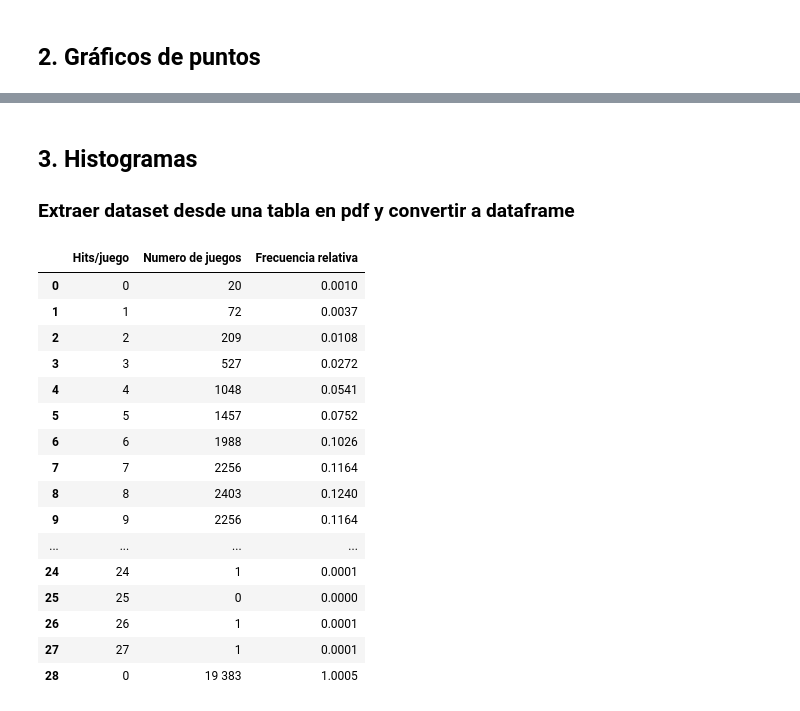
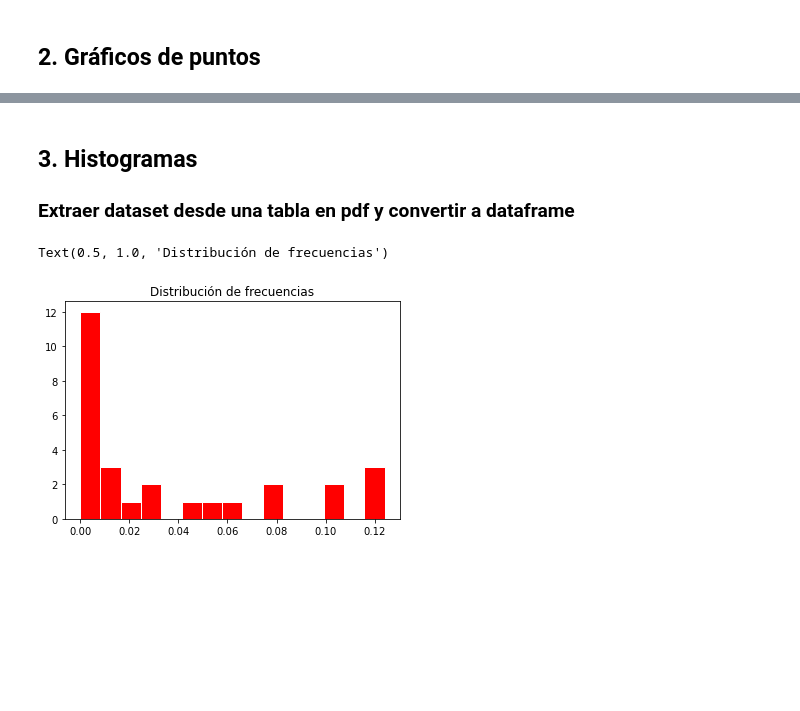
Before and after one commit to sagov8/Estad-stica, a Jupyter notebook: metodos_pictoricos_y_tabulares.ipynb, the cells around one changed output, grey strips where cells are left out. Cells and saved outputs as stored; diff of their text form; code cells hidden in the pictures; blank space fills up the shorter version.

Commit message:
added histograms

```diff
--- a/metodos_pictoricos_y_tabulares.ipynb
+++ b/metodos_pictoricos_y_tabulares.ipynb
@@ -38,30 +45,17 @@ plt.title("Scatter plot de representacion de 4 variables");
-# %% [markdown]
-## 3. Histogramas
-
-### Extraer dataset desde una tabla en pdf y convertir a dataframe
-# %%
-from tabula import read_pdf
-import pandas as pd
-
-#Extraer tabla de un pdf:
-#data = read_pdf("Probabilidad y Estadistica para Ingenieria y Ciencias - Jay Devore - Septima Edicion.pdf", pages="32")
-df = pd.read_csv('datasets/muestras_juegos.csv')
-df
-# %% [output]
-|  | Hits/juego | Numero de juegos | Frecuencia relativa |
-| 0 | 0 | 20 | 0.0010 |
-| 1 | 1 | 72 | 0.0037 |
-| 2 | 2 | 209 | 0.0108 |
-| 3 | 3 | 527 | 0.0272 |
-| 4 | 4 | 1048 | 0.0541 |
-| 5 | 5 | 1457 | 0.0752 |
-| 6 | 6 | 1988 | 0.1026 |
-| 7 | 7 | 2256 | 0.1164 |
-| 8 | 8 | 2403 | 0.1240 |
-| 9 | 9 | 2256 | 0.1164 |
-| ... | ... | ... | ... |
-| 24 | 24 | 1 | 0.0001 |
-| 25 | 25 | 0 | 0.0000 |
-| 26 | 26 | 1 | 0.0001 |
-| 27 | 27 | 1 | 0.0001 |
-| 28 | 0 | 19 383 | 1.0005 |
+# %% [markdown]
+## 3. Histogramas
+
+### Extraer dataset desde una tabla en pdf y convertir a dataframe
+# %%
+from tabula import read_pdf
+import pandas as pd
+import matplotlib.pyplot as plt
+
+#Extraer tabla de un pdf:
+#data = read_pdf("Probabilidad y Estadistica para Ingenieria y Ciencias - Jay Devore - Septima Edicion.pdf", pages="32")
+df = pd.read_csv('datasets/muestras_juegos.csv')
+plt.hist(df['Frecuencia relativa'], 15, color="red", ec="white")
+plt.title("Distribución de frecuencias")
+# %% [output]
+Text(0.5, 1.0, 'Distribución de frecuencias')
+[figure, added]
```
Also changed, not shown: parts of 3 cells of this notebook, 2 other files.
